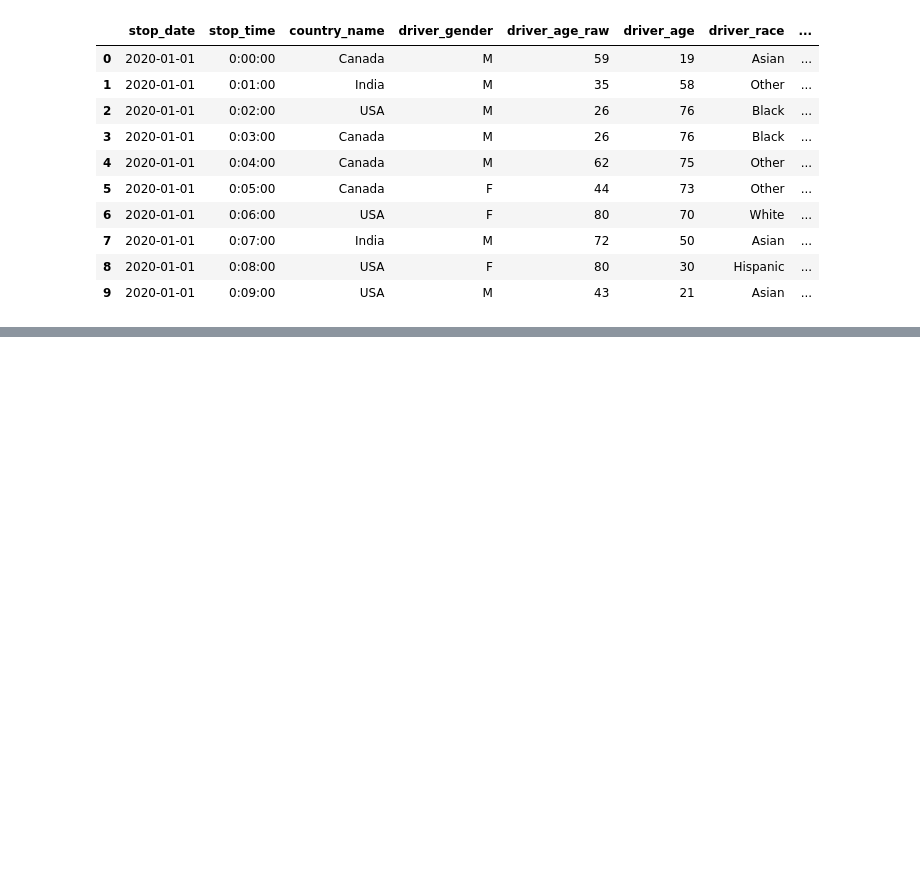
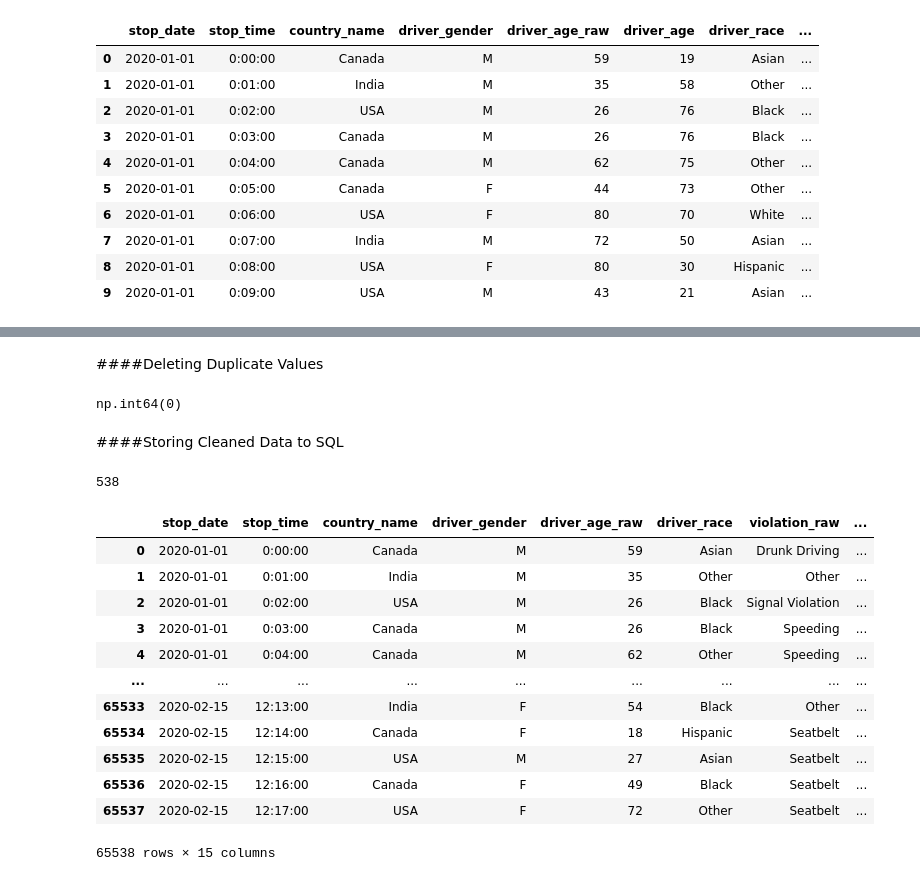
Before and after one commit to Infant-Joshva/Data-Science-learning-path, a Jupyter notebook: Mini_Project_1(Secure_check)Git/Mini_project_1(Secure_Check).ipynb, the cells around one changed output, grey strips where cells are left out. Drawn from its saved outputs; the diff is of its cells as text; code cells hidden in the pictures; blank space fills up the shorter version.

Commit message:
(16-06-2025) Performed data cleaning for project

```diff
--- a/Mini_Project_1(Secure_check)Git/Mini_project_1(Secure_Check).ipynb
+++ b/Mini_Project_1(Secure_check)Git/Mini_project_1(Secure_Check).ipynb
@@ -38,0 +283,2 @@ traffic_df.head(10)
+# %% [markdown]
+####Deleting Duplicate Values
@@ -38,0 +287,9 @@ traffic_df.head(10)
+# %%
+traffic_df.duplicated().sum()
+# %% [output]
+np.int64(0)
+# %% [markdown]
+####Storing Cleaned Data to SQL
+# %%
+from sqlalchemy import create_engine, inspect
+engine=create_engine(db_url) # Importing necessary packages from pandas
@@ -38,0 +298,23 @@ traffic_df.head(10)
+# %%
+traffic_df.to_sql('traffic_stop',engine,index=False,if_exists='replace') # Creating New Table and storing the cleaned data into SQL
+# %% [output]
+538
+# %%
+query = """SELECT * FROM traffic_stop"""
+
+filtered_df = pd.read_sql(query,engine)
+filtered_df
+# %% [output]
+|  | stop_date | stop_time | country_name | driver_gender | driver_age_raw | driver_race | violation_raw | ... |
+| 0 | 2020-01-01 | 0:00:00 | Canada | M | 59 | Asian | Drunk Driving | ... |
+| 1 | 2020-01-01 | 0:01:00 | India | M | 35 | Other | Other | ... |
+| 2 | 2020-01-01 | 0:02:00 | USA | M | 26 | Black | Signal Violation | ... |
+| 3 | 2020-01-01 | 0:03:00 | Canada | M | 26 | Black | Speeding | ... |
+| 4 | 2020-01-01 | 0:04:00 | Canada | M | 62 | Other | Speeding | ... |
+| ... | ... | ... | ... | ... | ... | ... | ... | ... |
+| 65533 | 2020-02-15 | 12:13:00 | India | F | 54 | Black | Other | ... |
+| 65534 | 2020-02-15 | 12:14:00 | Canada | F | 18 | Hispanic | Seatbelt | ... |
+| 65535 | 2020-02-15 | 12:15:00 | USA | M | 27 | Asian | Seatbelt | ... |
+| 65536 | 2020-02-15 | 12:16:00 | Canada | F | 49 | Black | Seatbelt | ... |
+| 65537 | 2020-02-15 | 12:17:00 | USA | F | 72 | Other | Seatbelt | ... |
+65538 rows × 15 columns
```
Also changed, not shown: parts of 28 cells of this notebook.
